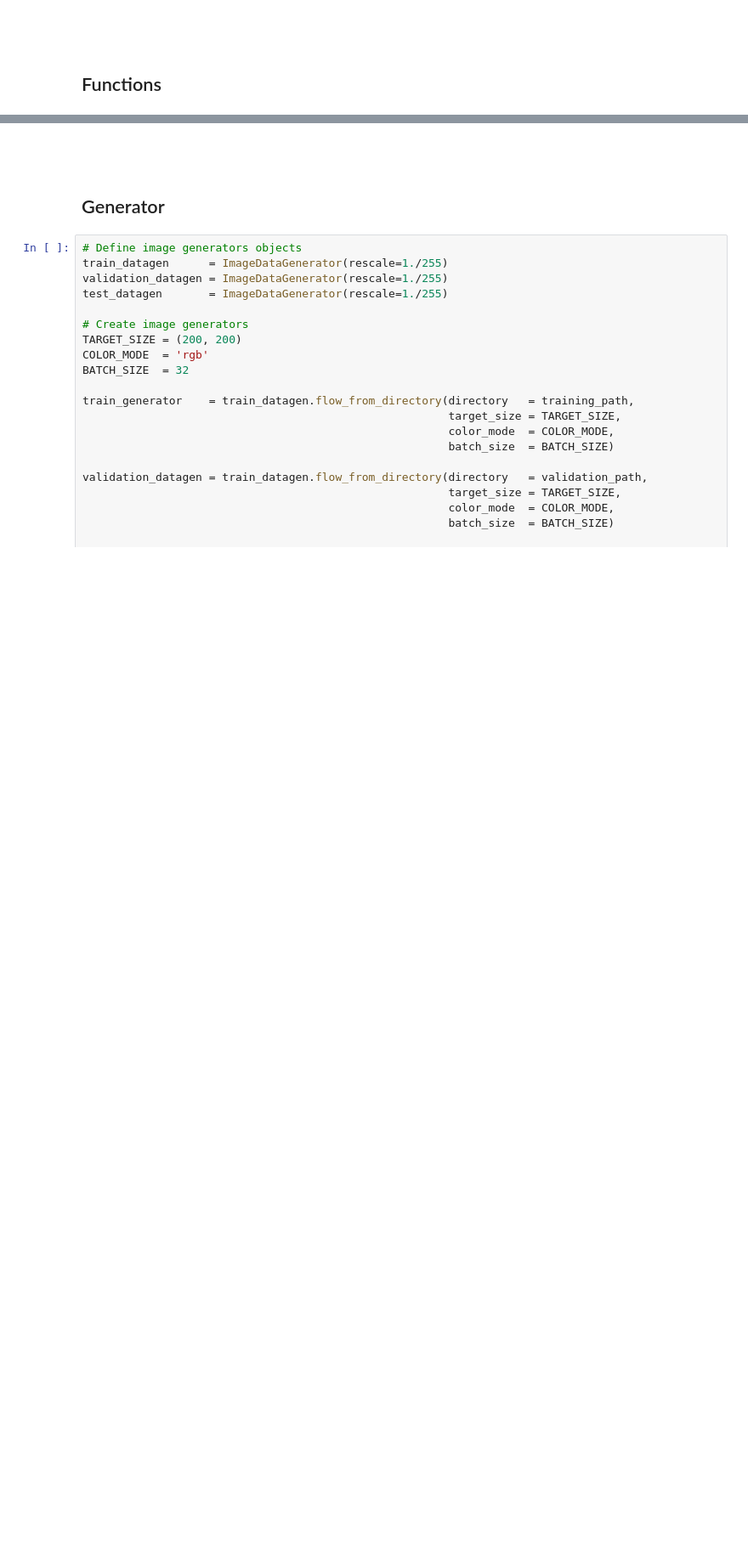
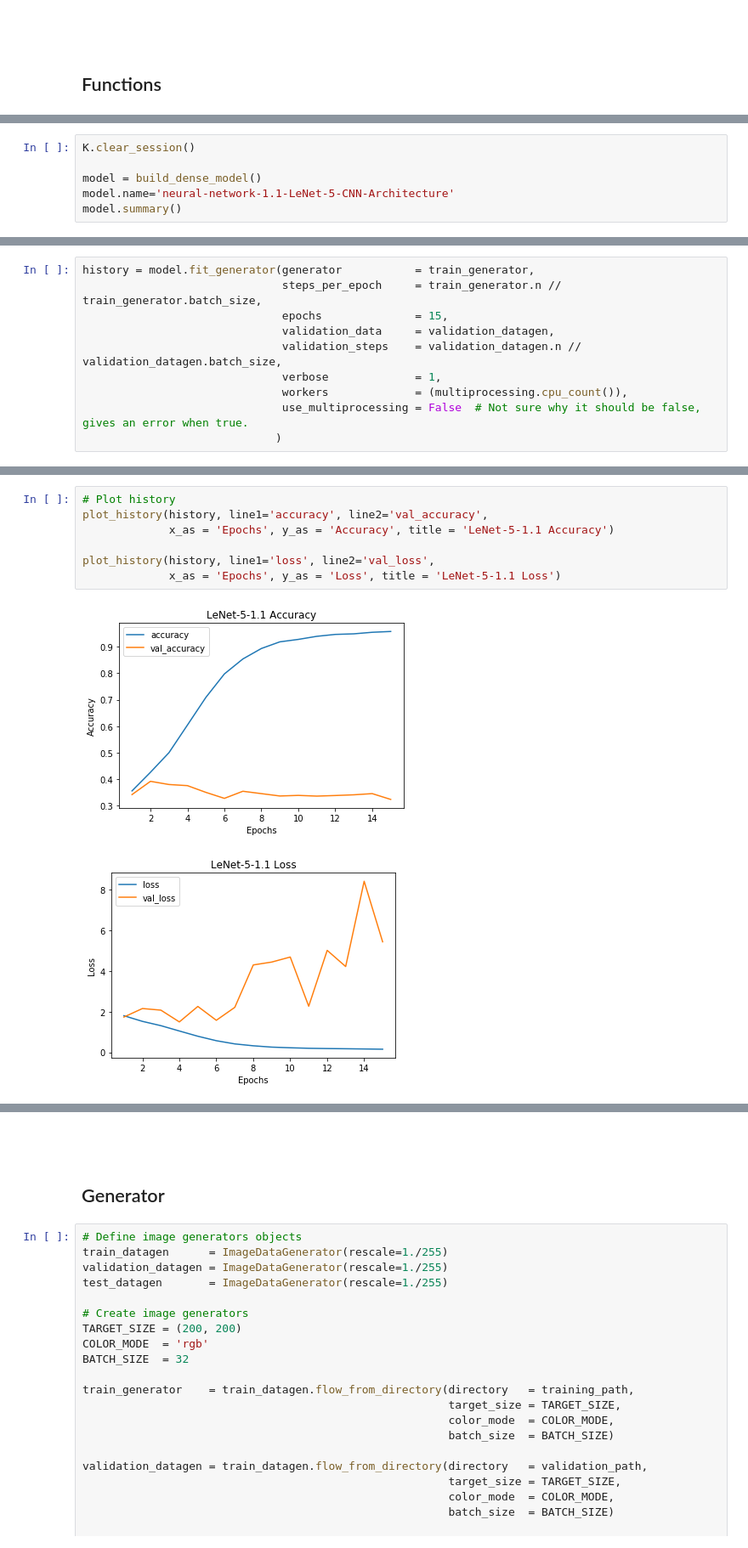
Before and after one commit to paulorijnberg/deep-learning-age-estimation, a Jupyter notebook: notebooks/neural-networks.ipynb, the cells around one changed output, grey strips where cells are left out. Shown: that part at 85% size. Drawn from its saved outputs; the diff is of its cells as text; blank space fills up the shorter version.

```diff
--- a/notebooks/neural-networks.ipynb
+++ b/notebooks/neural-networks.ipynb
@@ -322,0 +395,6 @@ import multiprocessing
+# %%
+K.clear_session()
+
+model = build_dense_model()
+model.name='neural-network-1.1-LeNet-5-CNN-Architecture'
+model.summary()
@@ -322,0 +419,10 @@ import multiprocessing
+# %%
+history = model.fit_generator(generator           = train_generator,
+                              steps_per_epoch     = train_generator.n // train_generator.batch_size,
+                              epochs              = 15,
+                              validation_data     = validation_datagen,
+                              validation_steps    = validation_datagen.n // validation_datagen.batch_size,
+                              verbose             = 1,
+                              workers             = (multiprocessing.cpu_count()),
+                              use_multiprocessing = False  # Not sure why it should be false, gives an error when true.
+                             )
@@ -322,0 +457,10 @@ import multiprocessing
+# %%
+# Plot history
+plot_history(history, line1='accuracy', line2='val_accuracy',
+             x_as = 'Epochs', y_as = 'Accuracy', title = 'LeNet-5-1.1 Accuracy')
+
+plot_history(history, line1='loss', line2='val_loss',
+             x_as = 'Epochs', y_as = 'Loss', title = 'LeNet-5-1.1 Loss')
+# %% [output]
+[figure, added]
+[figure, added]
```
Also changed, not shown: parts of 29 cells of this notebook, 6 other files.
